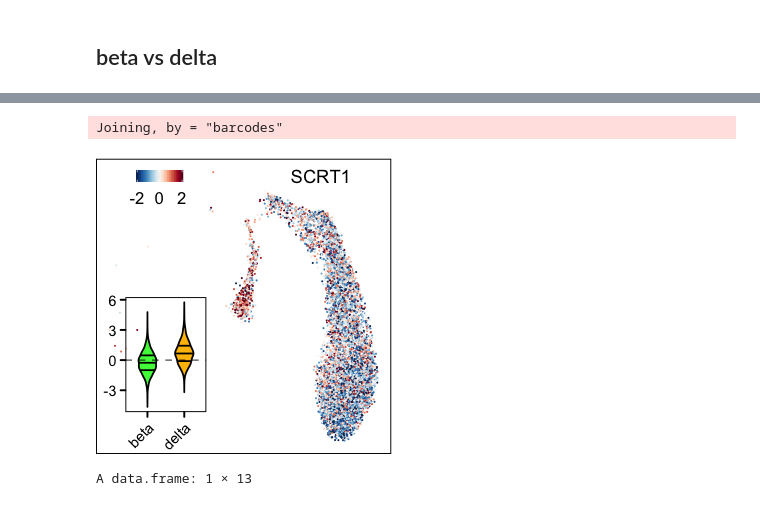
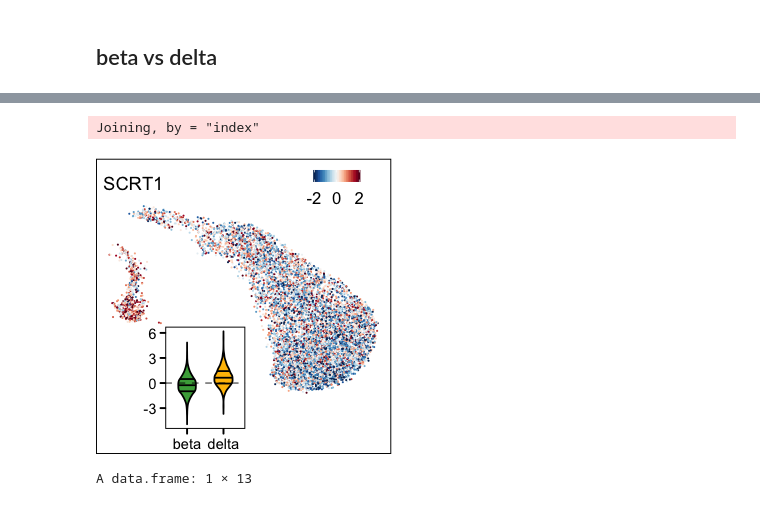
Before and after one commit to biomystery/islet_figs_motifs, a Jupyter notebook: chromVar/sub_vs_sub_plot.ipynb, the cells around one changed output, grey strips where cells are left out. Saved outputs shown, nothing was run; the diff lists cells and outputs as text; code cells hidden in the pictures.

```diff
--- a/chromVar/sub_vs_sub_plot.ipynb
+++ b/chromVar/sub_vs_sub_plot.ipynb
@@ -14,10 +14,11 @@ input.umap.res <- fread('../dat/1910_v2/islet.cluster_labels.filt.txt',header =
 # %%
 options(repr.plot.width = 4, repr.plot.height = 4)
 # filter unkonwn
-input.umap.res <- input.umap.res %>% separate(cluster_name, into = c("cell_type_overall",
+dim(input.umap.res)
+input.umap.res <- input.umap.res %>% separate(cluster_name, sep = "_", into = c("cell_type_overall",
     "subtype"), remove = F)
 head(input.umap.res, 1)
-dim(input.umap.res)
+
 ggplot(input.umap.res, aes(UMAP1, UMAP2)) + geom_point(aes(color = cluster_name),
     size = 0.1, alpha = 0.5) + theme_pubr() + theme(legend.position = "none") + scale_color_manual(values = cols.celltype)
 # %% [output]
@@ -93,8 +94,11 @@ A data.table: 1 × 17
 # %% [markdown]
 ## functions
 # %%
+options(repr.plot.width = 2.5, repr.plot.height = 2.5)
+
 fun.plot.project.motif <- function(motif, input.chromVar.z = input.chromVar.jaspar.z,
-    umap.res = input.umap.res, rescale = F, cls, bks = c(-4, 0, 4), ...) {
+    umap.res = input.umap.res, rescale = F, cls = rev(brewer.pal(n = 11, "RdBu")),
+    bks = c(-4, 0, 4), ...) {
     require(scales)
 
     motif.idx <- grep(motif, rownames(input.chromVar.z))
@@ -119,10 +123,11 @@ fun.plot.project.motif <- function(motif, input.chromVar.z = input.chromVar.jasp
     p.default.cluster.motif <- ggplot(tmp, aes(UMAP1, UMAP2)) + geom_point(aes(colour = zval),
         shape = 16, ...) + ggtitle(rownames(input.chromVar.jaspar.z)[motif.idx]) +
         scale_color_gradientn(colours = cls, breaks = bks) + theme_pubr() + theme(text = element_blank(),
-        axis.ticks = element_blank(), legend.position = c(0.2, 0.9), legend.direction = "horizontal",
+        axis.ticks = element_blank(), legend.position = c(0.8, 0.9), legend.direction = "horizontal",
         legend.key.width = unit(2, "mm"), legend.key.height = unit(0.1, "inches"),
         legend.text = element_text(size = 10, family = "Arial"), legend.background = element_rect(fill = "transparent",
             colour = "transparent"), plot.margin = unit(c(1, 1, -1, -1), "mm"))
 
     p.default.cluster.motif
 }
+fun.plot.project.motif("RFX3",size = 0.25)
@@ -175,9 +175,8 @@ plotViolin <- function(motif = m, test_celltypes = celltype.test) {
     ggviolin(pd, x = "cell_type_overall", remove = T, width = 0.5, y = "zval", size = 0.5,
         shape = 16, draw_quantiles = c(0.25, 0.5, 0.75), fill = "cell_type_overall",
         ylab = "Motif enrichment") + theme_pubr() + ggtitle(motif) + geom_hline(yintercept = 0,
-        linetype = 2, size = 0.25) + theme(legend.position = "none", axis.text.x = element_text(angle = 45,
-        hjust = 1), axis.title.x = element_blank()) + scale_fill_manual(values = cols.celltype)
+        linetype = 2, size = 0.25) + theme(legend.position = "none", axis.title.x = element_blank()) + scale_fill_manual(values = cols.celltype)
 
-}
+}# axis.text.x = element_text(angle = 45, hjust = 1)
 options(repr.plot.width = 1.5, repr.plot.height = 2)
-#plotViolin("SCRT1", c("beta", "delta"))
+plotViolin("SCRT1", c("beta", "delta"))
@@ -184,22 +185,23 @@ options(repr.plot.width = 1.5, repr.plot.height = 2)
 # %%
 plotMotif_bd <- function(m = "TCF7L2") {
     options(repr.plot.width = 2.5, repr.plot.height = 2.5)
 
     p <- fun.plot.project.motif(motif = m, bks = c(-2, 0, 2), size = 0.25, cls = rev(brewer.pal(n = 11,
         "RdBu")))
     p$data <- p$data %>% filter(cell_type_overall %in% c("beta", "delta"))
     p2 <- plotViolin(m, c("beta", "delta"))
 
-    print(p + annotate(geom = "text", x = 5, y = 2.8, label = m) + annotation_custom((p2 +
-        theme(title = element_blank())) %>% ggplotGrob, -10.2, -2, -7, -1))
+    print(p + coord_cartesian(ylim = c(-7, 6)) + annotate(geom = "text", x = 0, y = 5.5,
+        label = m) + annotation_custom((p2 + theme(title = element_blank())) %>%
+        ggplotGrob, 0, 5, -8, -1))
 
     ggsave(paste0("~/Dropbox (UCSD_Epigenomics)/workReports/2019-10_islet_rev/Fig1.rev.candid/Fig1.rev.candid.",
         m, ".b_d.umap.pdf"), width = 2.5, height = 2.5, units = "in", useDingbats = F)
 }
 plotMotif_bd("SCRT1")
 # %% [output]
-Joining, by = "barcodes"
+Joining, by = "index"
-[figure, old version]
+[figure, new version]
 # %%
 options(repr.plot.width = 3, repr.plot.height = 4)
 require(pals)
```
Also changed, not shown: parts of 6 cells of this notebook, 1 other file.
